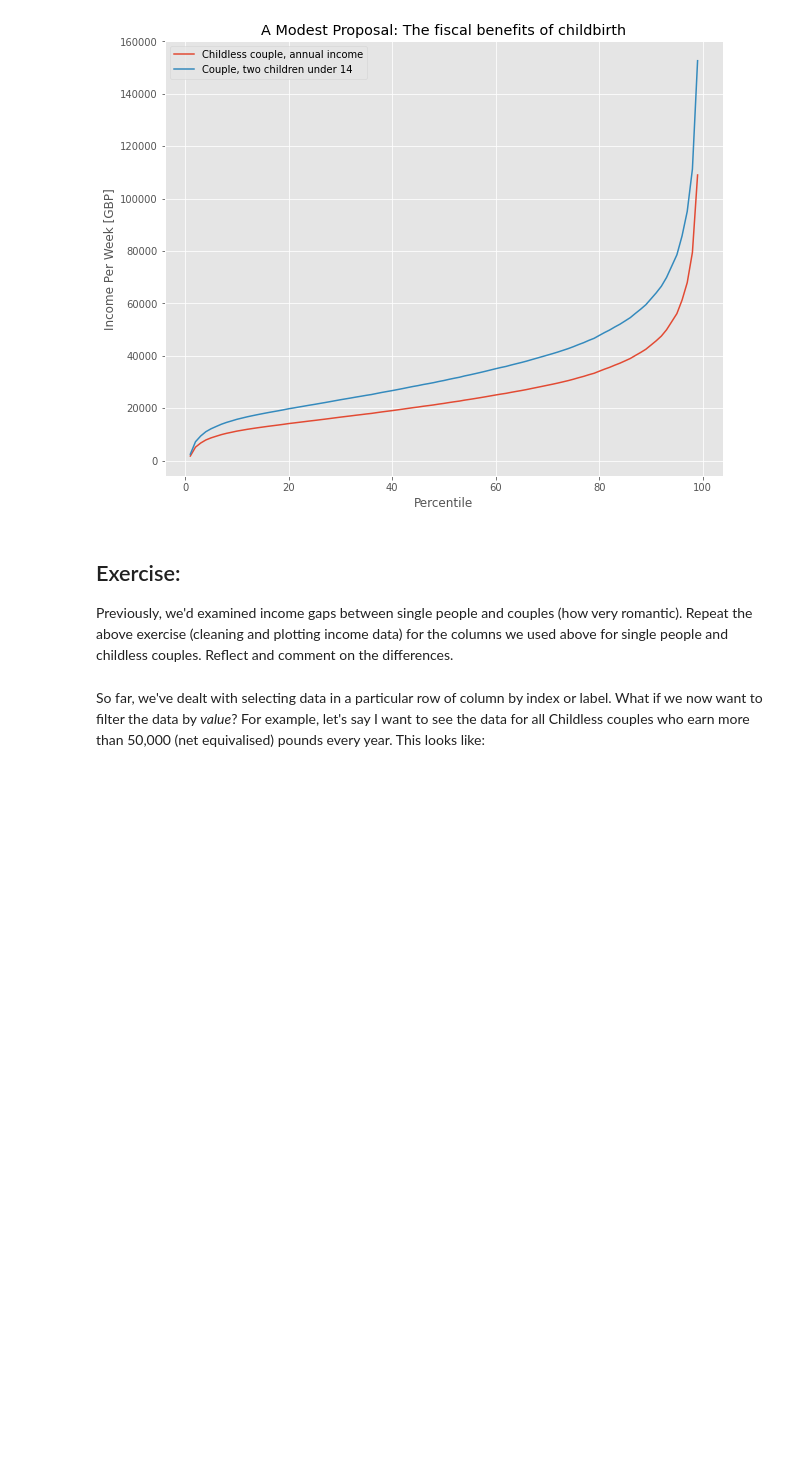
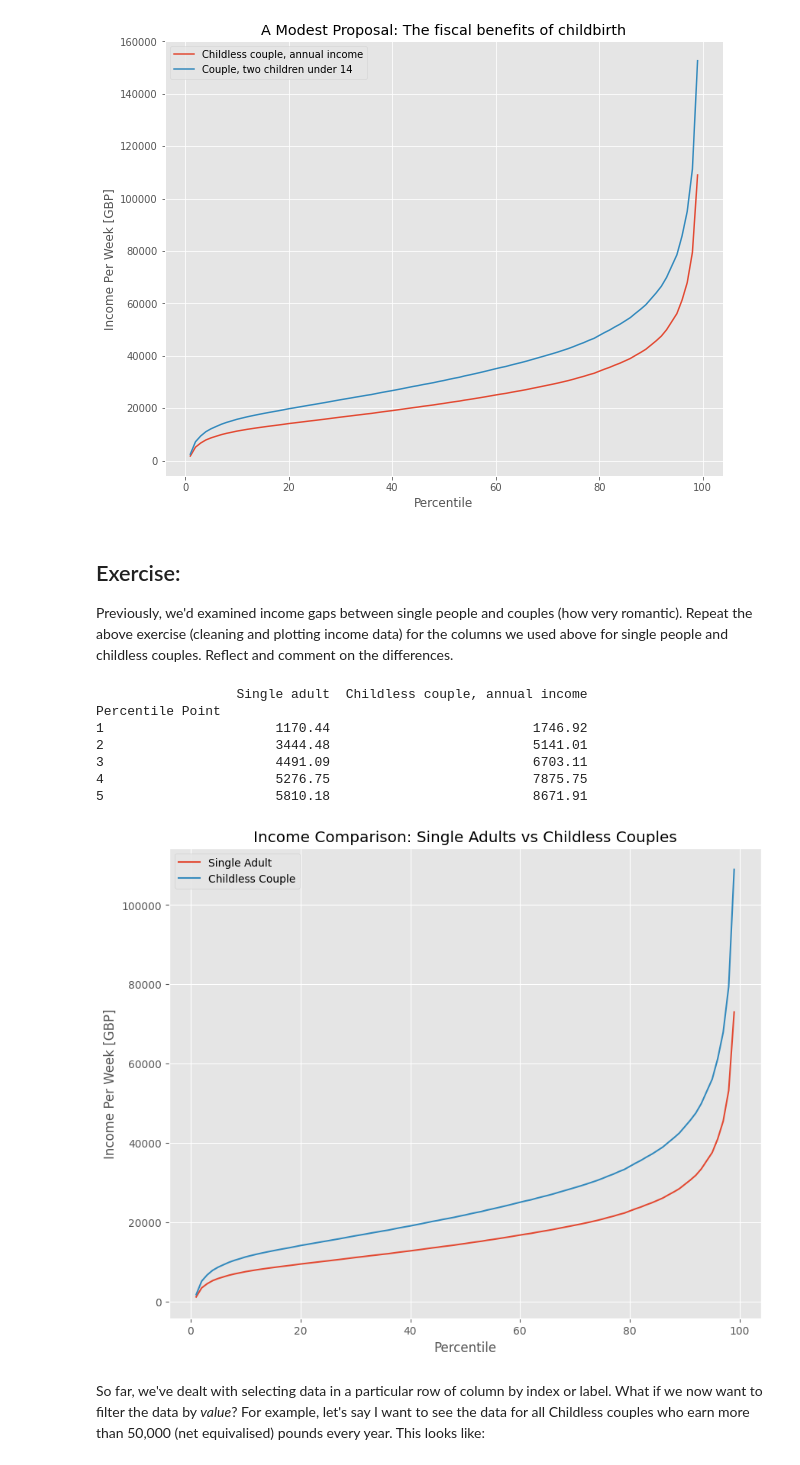
Before and after one commit to KellyLuo123/QM2-1, a Jupyter notebook: W2_Working_with_Data_in_Pandas.ipynb, the cells around one changed output. Cells and saved outputs as stored; diff of their text form; code cells hidden in the pictures; blank space fills up the shorter version.

```diff
--- a/W2_Working_with_Data_in_Pandas.ipynb
+++ b/W2_Working_with_Data_in_Pandas.ipynb
@@ -312,0 +350,24 @@ Add your reflection here.
+# %%
+clean = income[['Single adult', 'Childless couple, annual income']]
+
+clean = clean.replace(',', '', regex=True)
+
+clean = clean.replace('-', 'NaN', regex=True).astype(float)
+
+print(clean.head())
+
+clean.plot()
+plt.title('Income Comparison: Single Adults vs Childless Couples')
+plt.xlabel('Percentile')
+plt.ylabel('Income Per Week [GBP]')
+plt.legend(['Single Adult', 'Childless Couple'])
+plt.show()
+# %% [output]
+                  Single adult  Childless couple, annual income
+Percentile Point
+1                      1170.44                          1746.92
+2                      3444.48                          5141.01
+3                      4491.09                          6703.11
+4                      5276.75                          7875.75
+5                      5810.18                          8671.91
+[figure, added]
```
Also changed, not shown: parts of 18 cells of this notebook.
